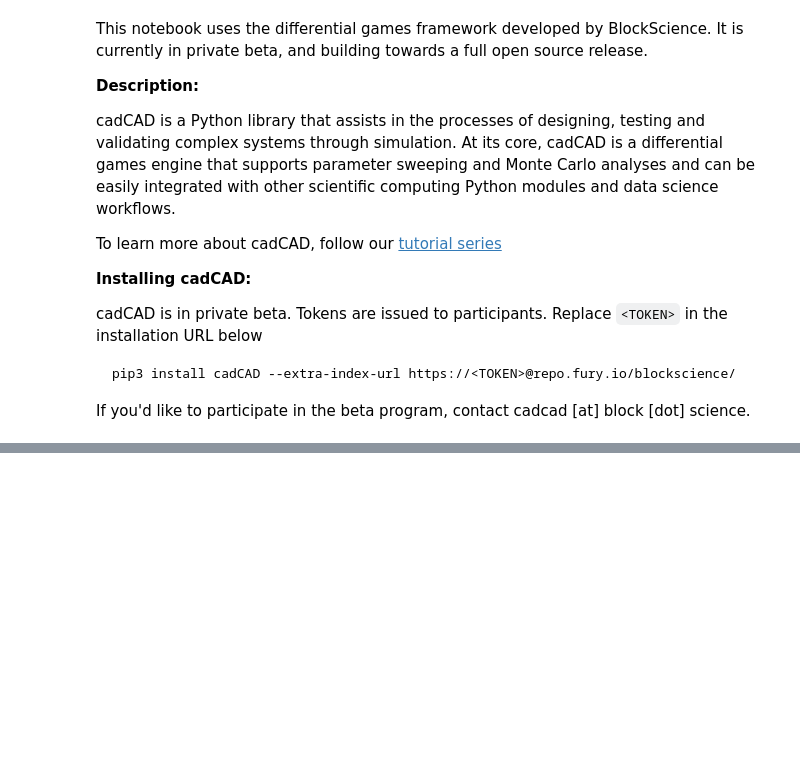
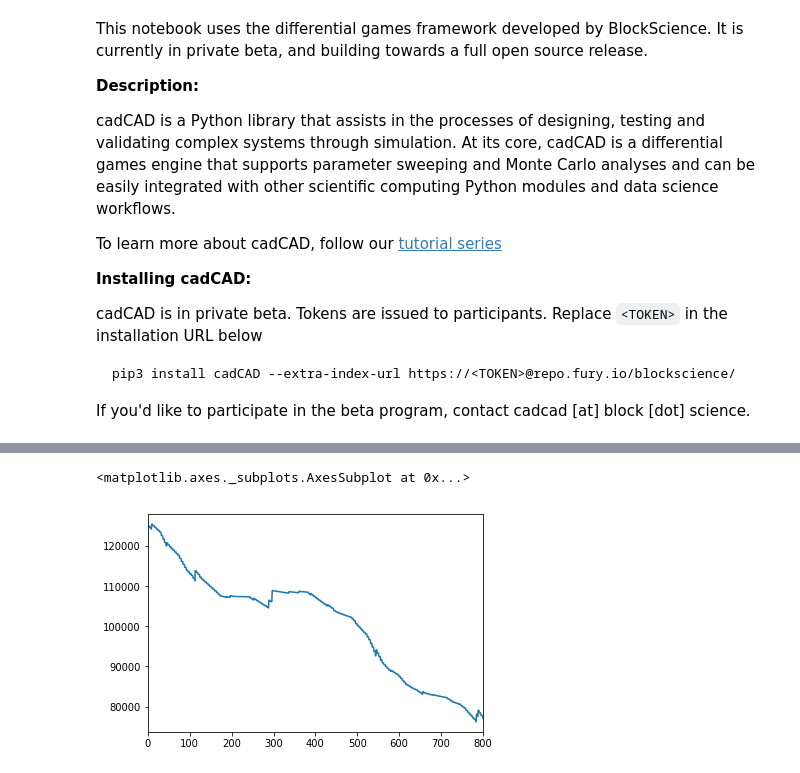
Before and after one commit to BlockScience/conviction, a Jupyter notebook: conviction_cadCAD.ipynb, the cells around one changed output, grey strips where cells are left out. Drawn from its saved outputs; the diff is of its cells as text; code cells hidden in the pictures; blank space fills up the shorter version.

Commit message:
Update conviction_cadCAD.ipynb
it runs!

```diff
--- a/conviction_cadCAD.ipynb
+++ b/conviction_cadCAD.ipynb
@@ -242,7 +374,7 @@ def get_sentimental(sentiment, force, decay=True):
 # %%
 def trigger_threshold(requested, funds, supply):
 
-    share = request/funds
+    share = requested/funds
     if share < beta:
         return rho*supply/(beta-share)**2
     else:
@@ -271,7 +403,7 @@ def trigger_function(params, step, sL, s):
 
     return({'accepted':accepted})
 
-def update_funds(params, step, sL, s, _input):
+def decrement_funds(params, step, sL, s, _input):
 
     funds = s['funds']
     network = s['network']
@@ -294,13 +426,27 @@ def update_proposals(params, step, sL, s, _input):
 
     #bookkeeping conviction and participant sentiment
     for j in accepted:
+        network.nodes[j]['status']='active'
+        network.nodes[j]['conviction']=np.nan
         #change status to active
         for i in participants:
 
             edge = (i,j)
             #reset tokens assigned to other candidates
+            network.edges[(i,j)]['tokens']=0
+            network.edges[(i,j)]['conviction'] = np.nan
 
-            #update participants sentiments (positive or netai)
+            #update participants sentiments (positive or negative)
+            affinities = [network.edges[(i,p)]['affinity'] for p in proposals if not(p in accepted)]
+            if len(affinities)>1:
+                max_affinity = np.max(affinities)
+                force = network.edges[(i,j)]['affinity']-sensitivity*max_affinity
+            else:
+                force = 0
+
+            #based on what their affinities to the accepted proposals
+            network.nodes[i]['sentiment'] = get_sentimental(network.nodes[i]['sentiment'], force, False)
+
 
     key = 'network'
     value = network
@@ -319,7 +465,10 @@ def update_sentiment_on_release(params, step, sL, s, _input):
 
     sentiment = s['sentiment']
     force = proposals_accepted/proposals_outstanding
-    sentiment = get_sentimental(sentiment, force, False)
+    if (force >=0) and (force <=1):
+        sentiment = get_sentimental(sentiment, force, False)
+    else:
+        sentiment = get_sentimental(sentiment, 0, False)
 
     key = 'sentiment'
     value = sentiment
@@ -332,10 +550,12 @@ partial_state_update_blocks = [
     {
         'policies': {
             #new proposals or new participants
-            'random': driving_processes
+            'random': driving_process
         },
         'variables': {
-            'network': update_network
+            'network': update_network,
+            'funds':increment_funds,
+            'supply':increment_supply
         }
     },
     {
@@ -343,7 +563,6 @@ partial_state_update_blocks = [
           'completion': check_progress #see if any of the funded proposals completes
         },
         'variables': { # The following state variables will be updated simultaneously
-            'funds': update_funds, #only get new funds when things are completed
             'sentiment': update_sentiment_on_completion, #note completing decays sentiment, completing bumps it
             'network': complete_proposal #book-keeping
         }
@@ -353,7 +572,7 @@ partial_state_update_blocks = [
           'release': trigger_function #check each proposal to see if it passes
         },
         'variables': { # The following state variables will be updated simultaneously
-            'funds': update_funds, #funds expended
+            'funds': decrement_funds, #funds expended
             'sentiment': update_sentiment_on_release, #releasing funds can bump sentiment
             'network': update_proposals #reset convictions, and participants sentiments
                                         #update based on affinities
@@ -361,13 +580,13 @@ partial_state_update_blocks = [
     },
     {
         'policies': {
-            #new proposals or new participants
-            'bond': increase_holdings, #high sentiment, high affinity
-            'burn': decrease_holdings #low sentiment
+            'participants_act': participants_decisions, #high sentiment, high affinity =>buy
+                                                        #low sentiment, low affinities => burn
+                                                        #assign tokens to top affinities
         },
         'variables': {
             'supply': update_supply,
-            'network': update_holdings #update everyones holdings
+            'network': update_tokens #update everyones holdings
                                     #and their conviction for each proposal
         }
     }
@@ -395,0 +619,5 @@ pos = nx.kamada_kawai_layout(nets[-1])
+# %%
+df.supply.plot()
+# %% [output]
+<matplotlib.axes._subplots.AxesSubplot at 0x...>
+[figure, added]
```
Also changed, not shown: parts of 46 cells of this notebook.
